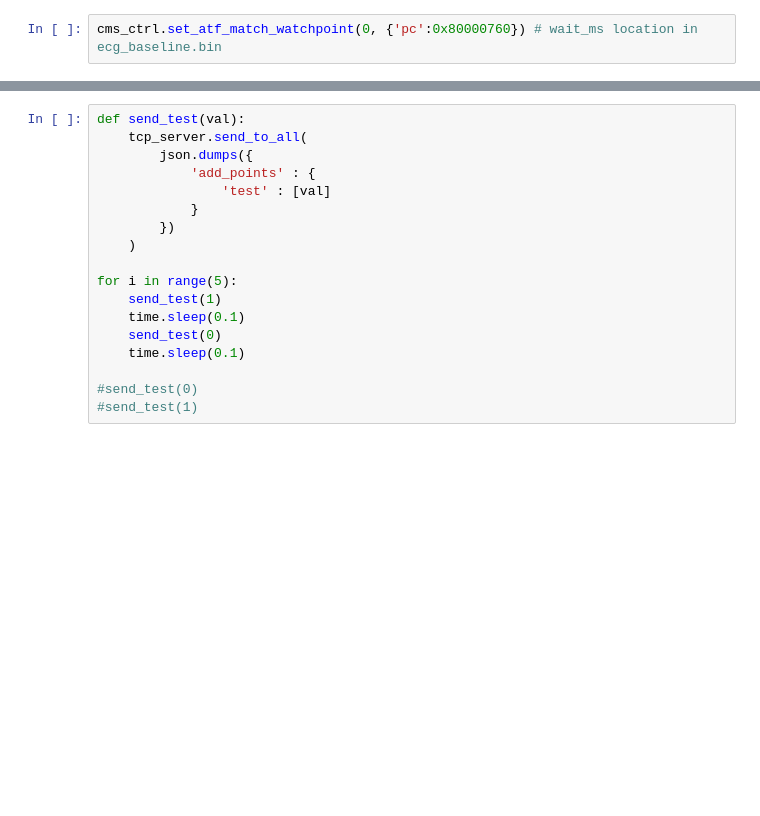
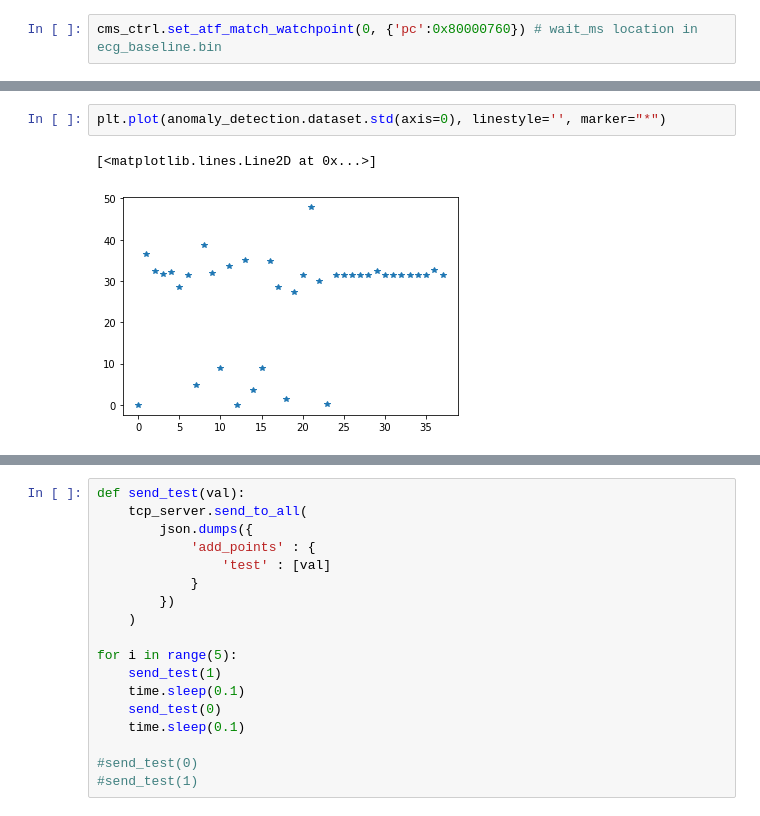
Before and after one commit to michalmonday/xohw23-121, a Jupyter notebook: jupyter_notebooks/pynq_wrapper.ipynb, the cells around one changed output, grey strips where cells are left out. Saved outputs shown, nothing was run; the diff lists cells and outputs as text; blank space fills up the shorter version.

```diff
--- a/jupyter_notebooks/pynq_wrapper.ipynb
+++ b/jupyter_notebooks/pynq_wrapper.ipynb
@@ -727,0 +823,5 @@ anomaly_detection.vectors_hashes
+# %%
+plt.plot(anomaly_detection.dataset.std(axis=0), linestyle='', marker="*")
+# %% [output]
+[<matplotlib.lines.Line2D at 0x...>]
+[figure, added]
```
Also changed, not shown: parts of 15 cells of this notebook, 22 other files.
